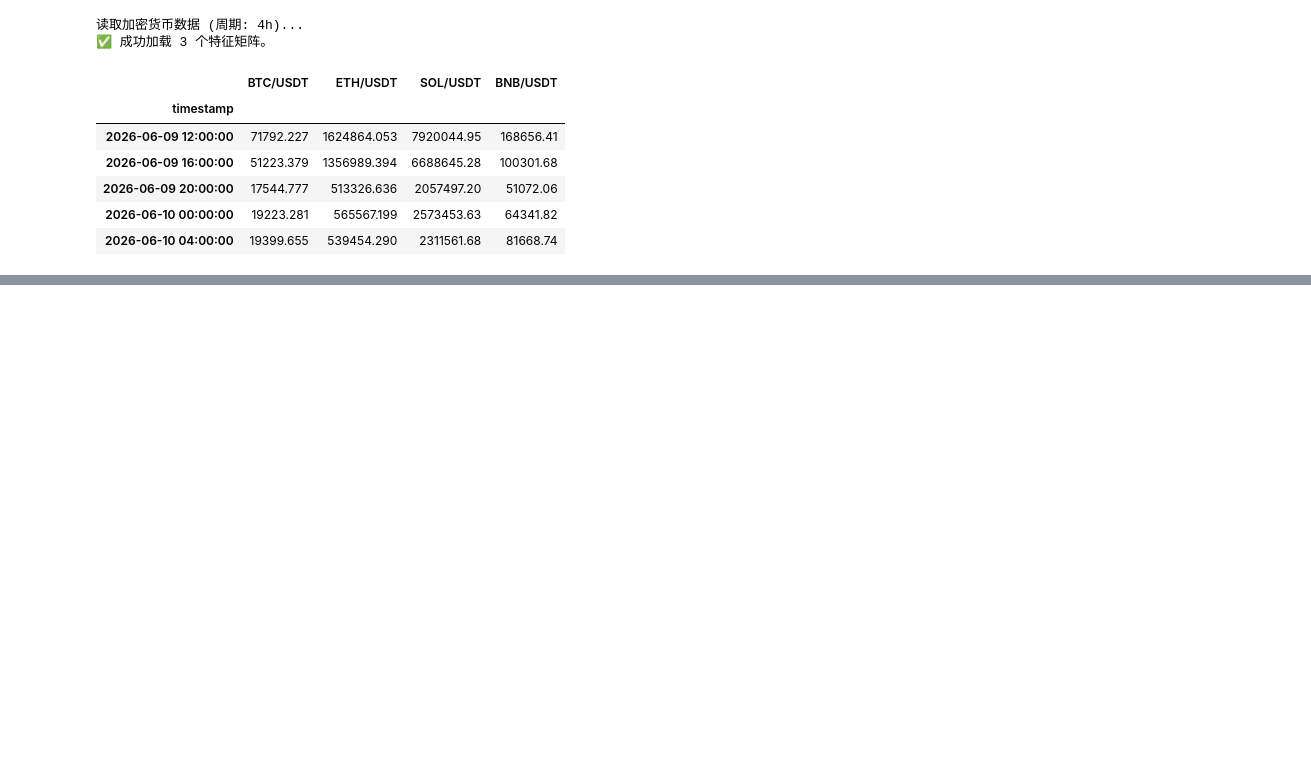
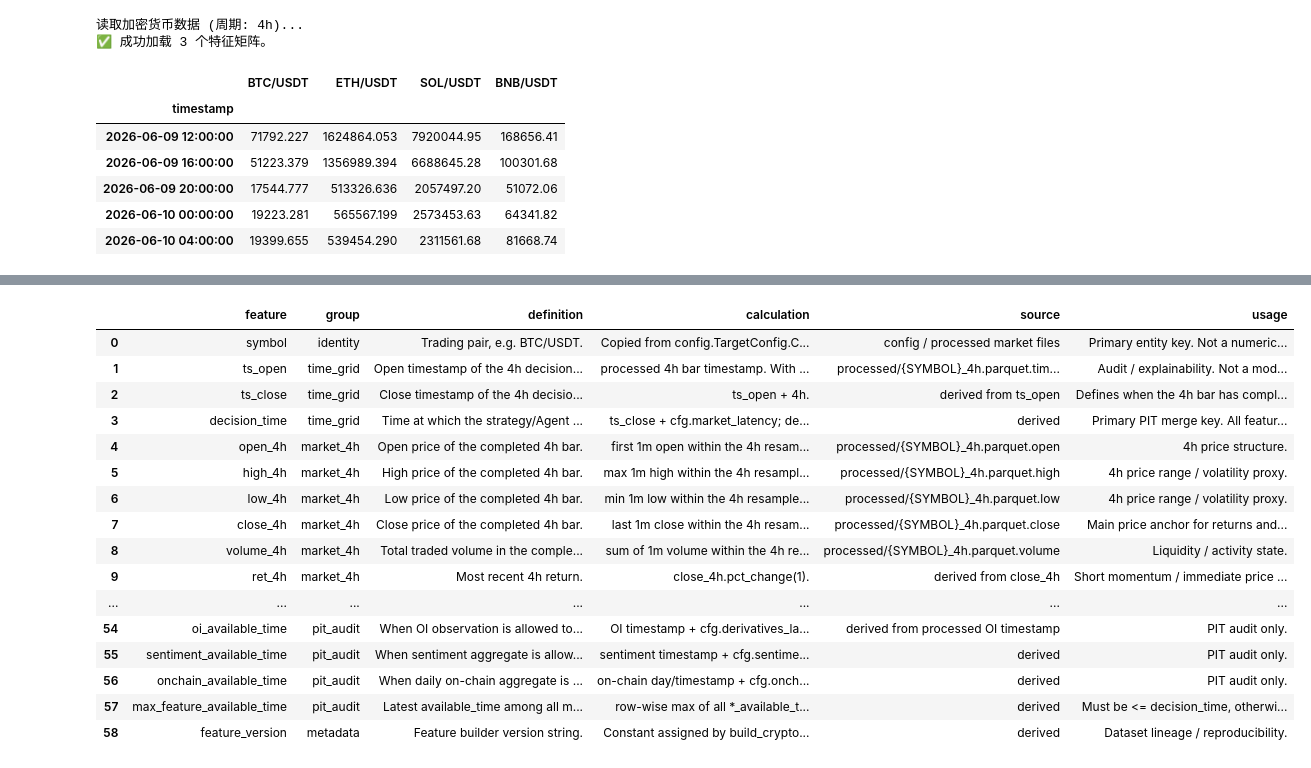
Before and after one commit to magicalkejia/CryptoCurrency_AI, a Jupyter notebook: scripts/crypto_data_viewer.ipynb, the cells around one changed output, grey strips where cells are left out. Drawn from its saved outputs; the diff is of its cells as text; code cells hidden in the pictures; blank space fills up the shorter version.

Commit message:
feature  build  function

```diff
--- a/scripts/crypto_data_viewer.ipynb
+++ b/scripts/crypto_data_viewer.ipynb
@@ -131,0 +135,36 @@ display(fund_rate)
+# %%
+from etl.feature_builder_H import build_crypto_features, FeatureBuilderConfig,get_feature_definitions
+
+
+
+cfg = FeatureBuilderConfig(
+    decision_timeframe="4h",
+    include_funding=True,
+    include_oi=True,
+    include_cvd_proxy=True,
+    include_sentiment=True,
+    include_onchain=True,
+)
+
+# features = build_crypto_features(cfg=cfg, save=True)
+# display(features)
+defs = get_feature_definitions()
+display(defs)
+# %% [output]
+|  | feature | group | definition | calculation | source | usage |
+| 0 | symbol | identity | Trading pair, e.g. BTC/USDT. | Copied from config.TargetConfig.C... | config / processed market files | Primary entity key. Not a numeric... |
+| 1 | ts_open | time_grid | Open timestamp of the 4h decision... | processed 4h bar timestamp. With ... | processed/{SYMBOL}_4h.parquet.tim... | Audit / explainability. Not a mod... |
+| 2 | ts_close | time_grid | Close timestamp of the 4h decisio... | ts_open + 4h. | derived from ts_open | Defines when the 4h bar has compl... |
+| 3 | decision_time | time_grid | Time at which the strategy/Agent ... | ts_close + cfg.market_latency; de... | derived | Primary PIT merge key. All featur... |
+| 4 | open_4h | market_4h | Open price of the completed 4h bar. | first 1m open within the 4h resam... | processed/{SYMBOL}_4h.parquet.open | 4h price structure. |
+| 5 | high_4h | market_4h | High price of the completed 4h bar. | max 1m high within the 4h resampl... | processed/{SYMBOL}_4h.parquet.high | 4h price range / volatility proxy. |
+| 6 | low_4h | market_4h | Low price of the completed 4h bar. | min 1m low within the 4h resample... | processed/{SYMBOL}_4h.parquet.low | 4h price range / volatility proxy. |
+| 7 | close_4h | market_4h | Close price of the completed 4h bar. | last 1m close within the 4h resam... | processed/{SYMBOL}_4h.parquet.close | Main price anchor for returns and... |
+| 8 | volume_4h | market_4h | Total traded volume in the comple... | sum of 1m volume within the 4h re... | processed/{SYMBOL}_4h.parquet.volume | Liquidity / activity state. |
+| 9 | ret_4h | market_4h | Most recent 4h return. | close_4h.pct_change(1). | derived from close_4h | Short momentum / immediate price ... |
+| ... | ... | ... | ... | ... | ... | ... |
+| 54 | oi_available_time | pit_audit | When OI observation is allowed to... | OI timestamp + cfg.derivatives_la... | derived from processed OI timestamp | PIT audit only. |
+| 55 | sentiment_available_time | pit_audit | When sentiment aggregate is allow... | sentiment timestamp + cfg.sentime... | derived | PIT audit only. |
+| 56 | onchain_available_time | pit_audit | When daily on-chain aggregate is ... | on-chain day/timestamp + cfg.onch... | derived | PIT audit only. |
+| 57 | max_feature_available_time | pit_audit | Latest available_time among all m... | row-wise max of all *_available_t... | derived | Must be <= decision_time, otherwi... |
+| 58 | feature_version | metadata | Feature builder version string. | Constant assigned by build_crypto... | derived | Dataset lineage / reproducibility. |
```
Also changed, not shown: parts of 2 cells of this notebook, 3 other files.
